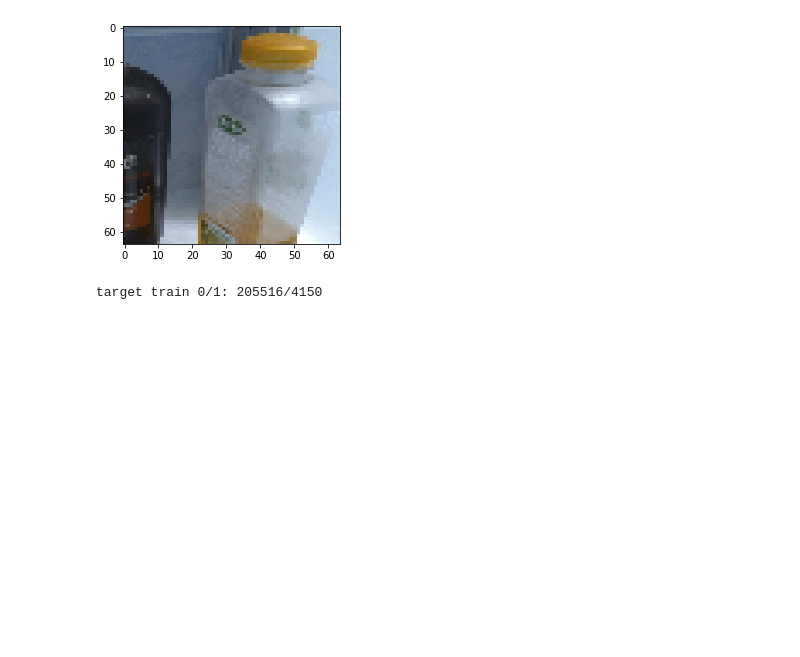
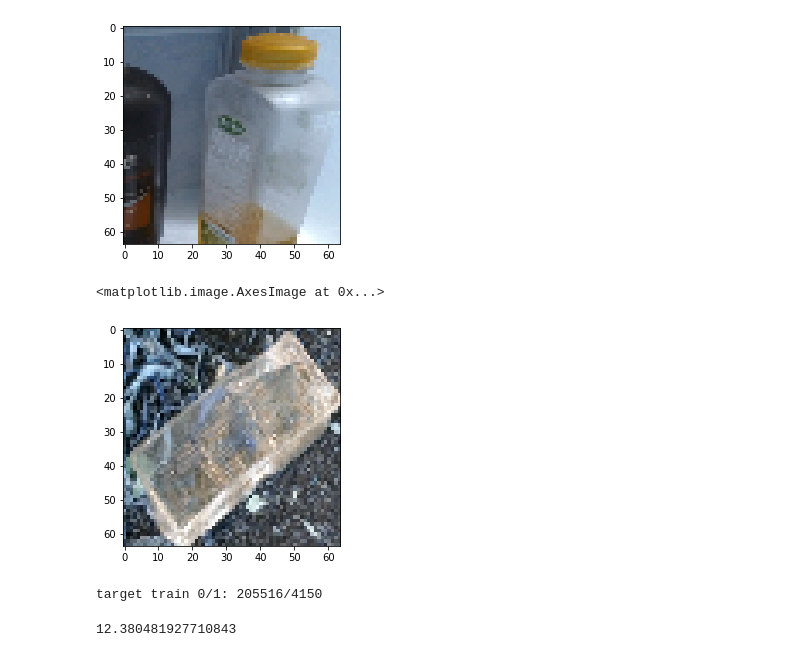
Before and after one commit to marcoplacenti/DeepLearning-in-ComputerVision, a Jupyter notebook: project-1.2/object_detection.ipynb, the cells around one changed output. Saved outputs shown, nothing was run; the diff lists cells and outputs as text; code cells hidden in the pictures; blank space fills up the shorter version.

```diff
--- a/project-1.2/object_detection.ipynb
+++ b/project-1.2/object_detection.ipynb
@@ -405,6 +421,14 @@ plt.imshow(train_dataset[313])
 # %% [output]
 <matplotlib.image.AxesImage at 0x...>
 [figure]
+# %%
+np.argwhere(np.array(validation_labelset)!='background')
+
+import matplotlib.pyplot as plt
+plt.imshow(validation_dataset[399])
+# %% [output]
+<matplotlib.image.AxesImage at 0x...>
+[figure, added]
 # %%
 validation_loader = DataLoader(final_validation_data, batch_size=64, shuffle=False, num_workers=3)
 # %%
@@ -435,6 +459,10 @@ samples_weigth = samples_weight.double()
 sampler = WeightedRandomSampler(samples_weight, len(samples_weight))
 # %% [output]
 target train 0/1: 205516/4150
+# %%
+(205516./4150)*0.25
+# %% [output]
+12.380481927710843
 # %%
 train_loader = DataLoader(final_train_data, batch_size=64, sampler = sampler,num_workers=3)
 # %%
```
Also changed, not shown: parts of 9 cells of this notebook, 1 other file.
